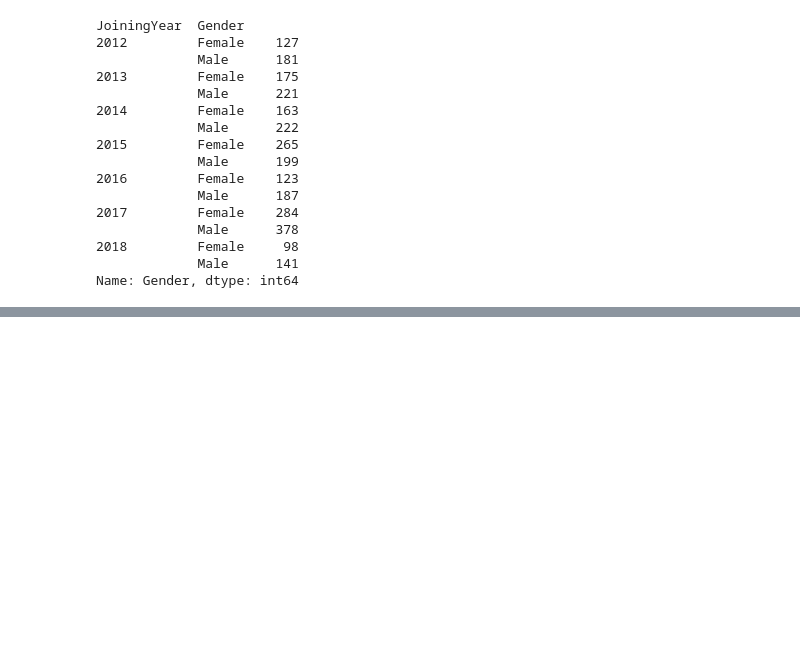
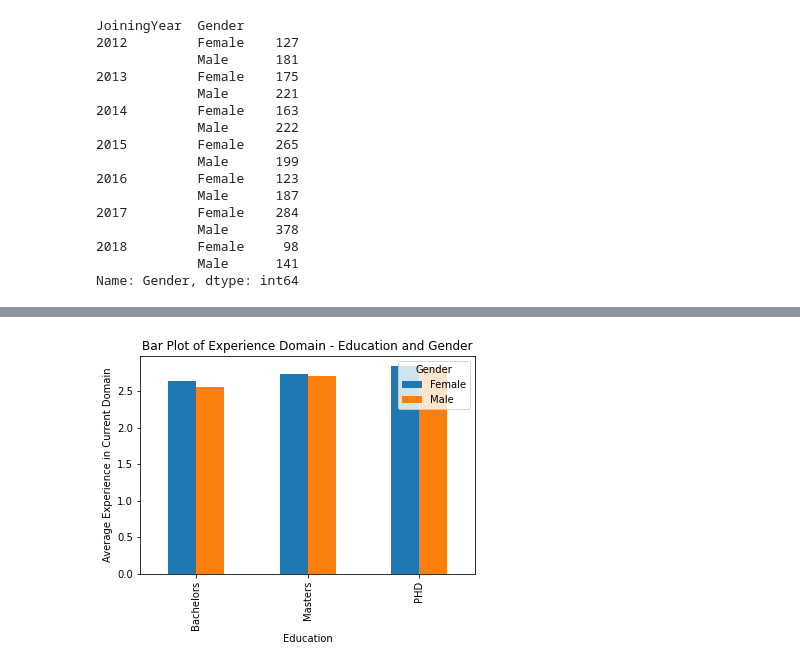
Before and after one commit to halchemylab/employee-classification-machine-learning-project, a Jupyter notebook: notebook.ipynb, the cells around one changed output, grey strips where cells are left out. Saved outputs shown, nothing was run; the diff lists cells and outputs as text; code cells hidden in the pictures; blank space fills up the shorter version.

```diff
--- a/notebook.ipynb
+++ b/notebook.ipynb
@@ -216,0 +224,10 @@ plt.show()
+# %%
+grouped = df.groupby(["Education", "Gender"])["ExperienceInCurrentDomain"].mean().unstack()
+# %%
+grouped.plot(kind = "bar")
+plt.xlabel("Education")
+plt.ylabel("Average Experience in Current Domain")
+plt.title("Bar Plot of Experience Domain - Education and Gender")
+plt.show()
+# %% [output]
+[figure, added]
```
Also changed, not shown: parts of 16 cells of this notebook.
